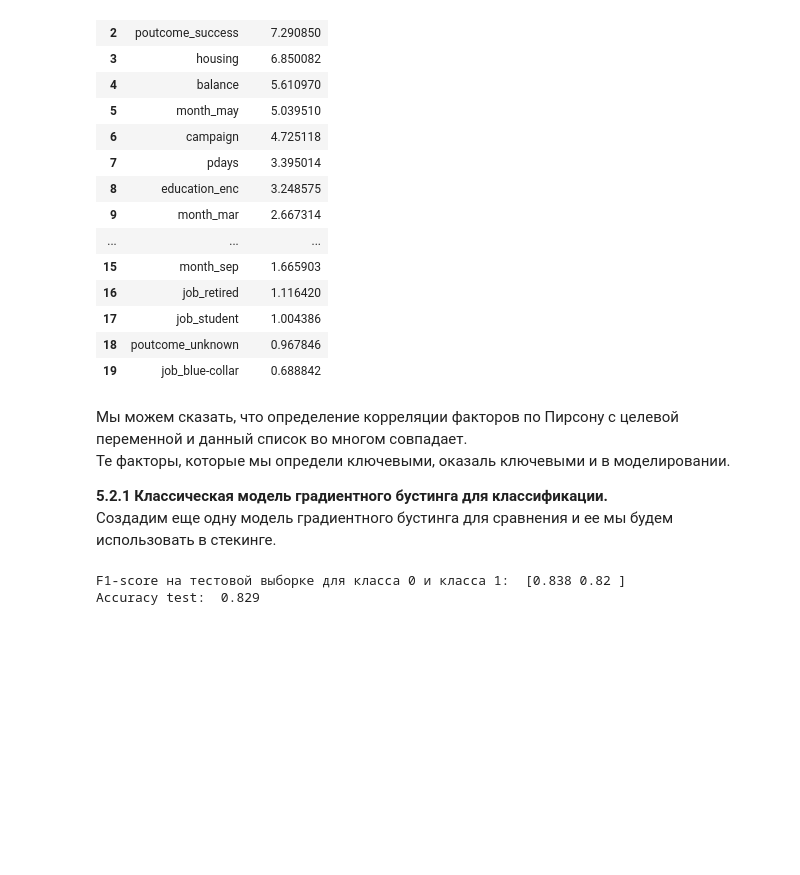
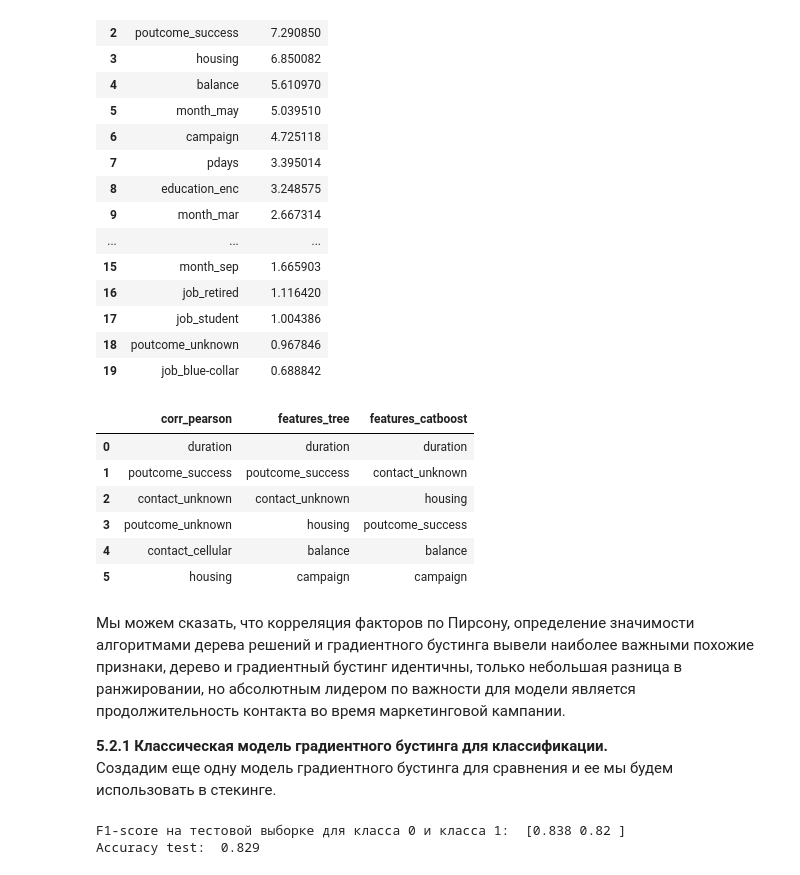
Before and after one commit to YaroslavaVob/DataScience, a Jupyter notebook: Project_4_Classification/Project_4_ML.ipynb, the cells around one changed output. Cells and saved outputs as stored; diff of their text form; code cells hidden in the pictures; blank space fills up the shorter version.

```diff
--- a/Project_4_Classification/Project_4_ML.ipynb
+++ b/Project_4_Classification/Project_4_ML.ipynb
@@ -1090,9 +1104,27 @@ catboost_model.get_feature_importance(prettified=True)
 | 17 | job_student | 1.004386 |
 | 18 | poutcome_unknown | 0.967846 |
 | 19 | job_blue-collar | 0.688842 |
+# %%
+# создадим таблицу сравнения значимости факторов для целевой переменной при моделировании
+# топ признаков линейной связи, корреляция по Пирсону
+corr_pearson = ['duration', 'poutcome_success', 'contact_unknown', 'poutcome_unknown', 'contact_cellular', 'housing']
+# топ значимых признаков при построении дерева решений
+important_tree = ['duration', 'poutcome_success', 'contact_unknown', 'housing', 'balance', 'campaign']
+# топ значимых признаков при создании градиентного бустинга
+important_catboost = ['duration', 'contact_unknown', 'housing', 'poutcome_success', 'balance', 'campaign']
+
+df_features = pd.DataFrame({'corr_pearson': corr_pearson, 'features_tree': important_tree, 'features_catboost': important_catboost})
+df_features
+# %% [output]
+|  | corr_pearson | features_tree | features_catboost |
+| 0 | duration | duration | duration |
+| 1 | poutcome_success | poutcome_success | contact_unknown |
+| 2 | contact_unknown | contact_unknown | housing |
+| 3 | poutcome_unknown | housing | poutcome_success |
+| 4 | contact_cellular | balance | balance |
+| 5 | housing | campaign | campaign |
 # %% [markdown]
-Мы можем сказать, что определение корреляции факторов по Пирсону с целевой переменной и данный список во многом совпадает.\
-Те факторы, которые мы определи ключевыми, оказаль ключевыми и в моделировании.
+Мы можем сказать, что корреляция факторов по Пирсону, определение значимости алгоритмами дерева решений и градиентного бустинга вывели наиболее важными похожие признаки, дерево и градиентный бустинг идентичны, только небольшая разница в ранжировании, но абсолютным лидером по важности для модели является продолжительность контакта во время маркетинговой кампании.
 
 **5.2.1 Классическая модель градиентного бустинга для классификации.**\
 Создадим еще одну модель градиентного бустинга для сравнения и ее мы будем использовать в стекинге.
```
Also changed, not shown: parts of 26 cells of this notebook.
